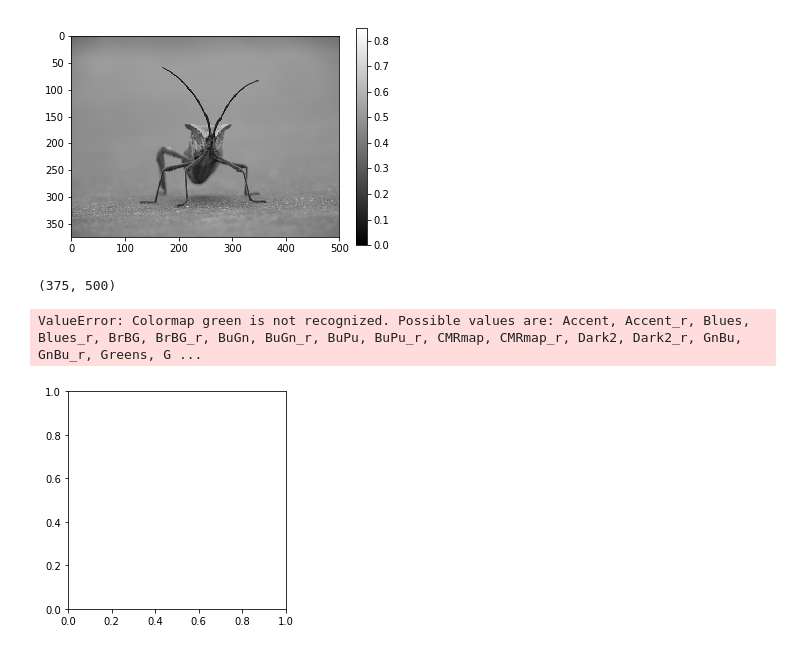
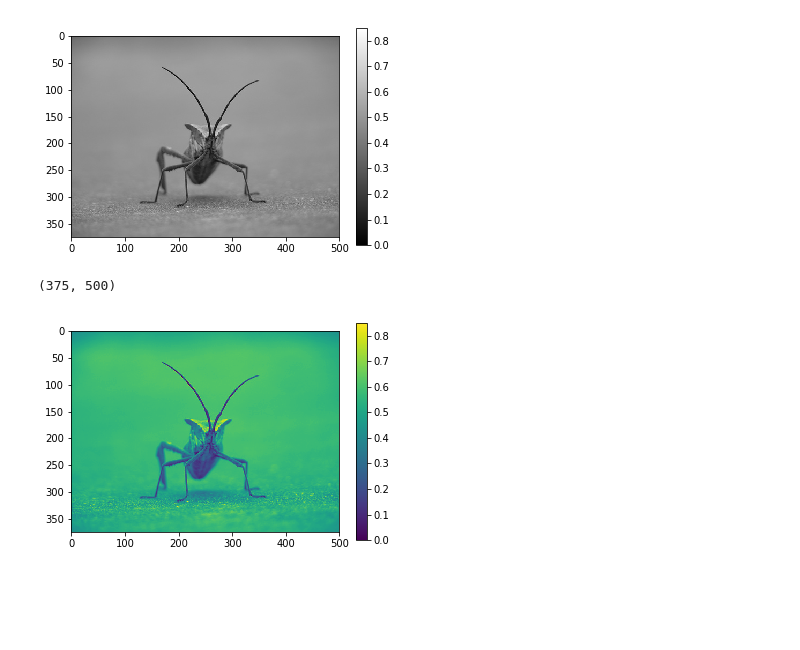
Before and after one commit to cindytrinh/Pyt_tps, a Jupyter notebook: TP3_DUROUCHOUX_TRINH/TP3_DUROUCHOUX_TRINH.ipynb, the cells around one changed output. Drawn from its saved outputs; the diff is of its cells as text; code cells hidden in the pictures; blank space fills up the shorter version.

```diff
--- a/TP3_DUROUCHOUX_TRINH/TP3_DUROUCHOUX_TRINH.ipynb
+++ b/TP3_DUROUCHOUX_TRINH/TP3_DUROUCHOUX_TRINH.ipynb
@@ -131,11 +131,11 @@ plt.show()
 [figure]
 # %%
 lum_img = img[:,:,0]
+taille_img = lum_img.shape
 print(lum_img.shape)
-plt.imshow(lum_img,origin="upper", cmap='', interpolation = 'nearest')
+plt.imshow(lum_img,origin="upper", cmap='viridis', interpolation = 'nearest')
 plt.colorbar()
 plt.show()
 # %% [output]
 (375, 500)
-ValueError: Colormap green is not recognized. Possible values are: Accent, Accent_r, Blues, Blues_r, BrBG, BrBG_r, BuGn, BuGn_r, BuPu, BuPu_r, CMRmap, CMRmap_r, Dark2, Dark2_r, GnBu, GnBu_r, Greens, G ...
-[figure, old version]
+[figure, new version]
```
Also changed, not shown: parts of 10 cells of this notebook, 6 other files.
